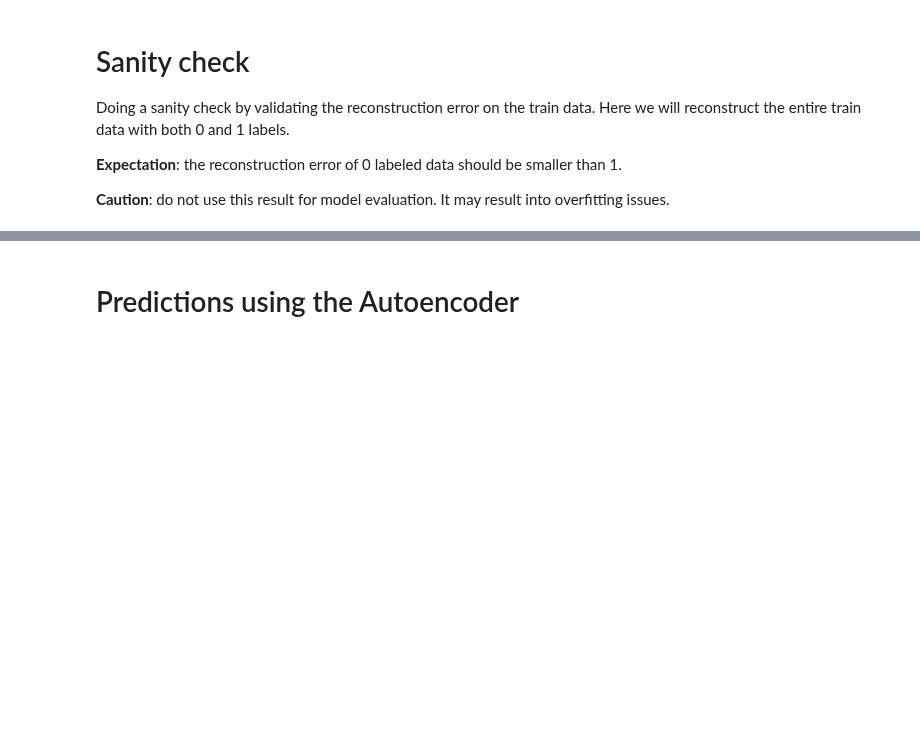
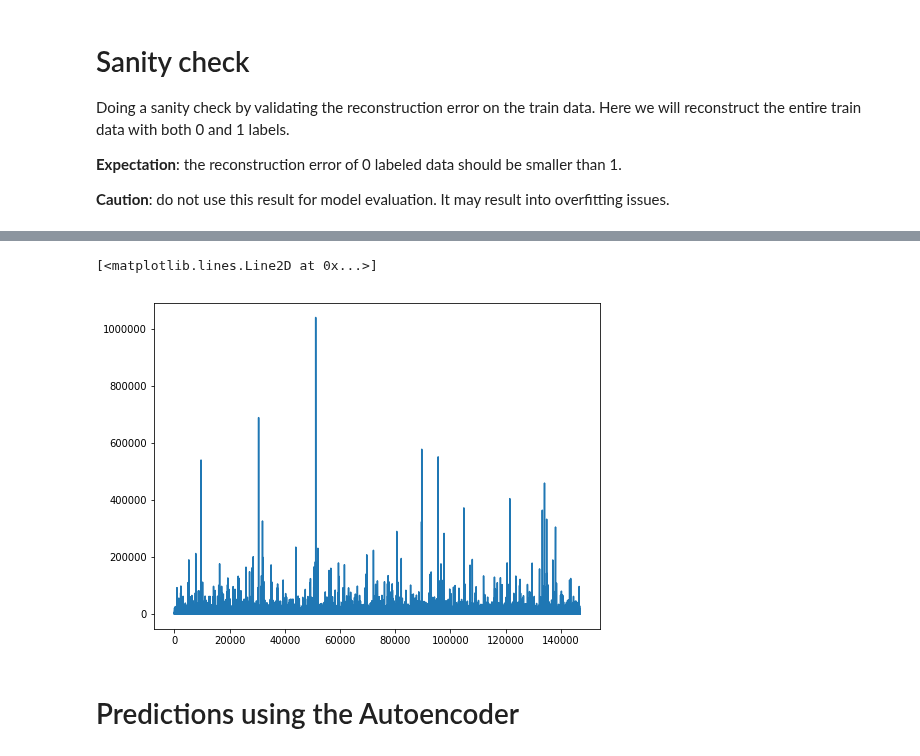
Before and after one commit to francovm/SSE, a Jupyter notebook: notebooks/13-LSTM-Autoencoder-Anomaly.ipynb, the cells around one changed output, grey strips where cells are left out. Drawn from its saved outputs; the diff is of its cells as text; code cells hidden in the pictures; blank space fills up the shorter version.

```diff
--- a/notebooks/13-LSTM-Autoencoder-Anomaly.ipynb
+++ b/notebooks/13-LSTM-Autoencoder-Anomaly.ipynb
@@ -318,2 +323,7 @@ IndexError: tuple index out of range
+# %%
+plt.plot(mse)
+# %% [output]
+[<matplotlib.lines.Line2D at 0x...>]
+[figure, added]
 # %% [markdown]
 # Predictions using the Autoencoder
```
Also changed, not shown: parts of 16 cells of this notebook, 17 other files.
